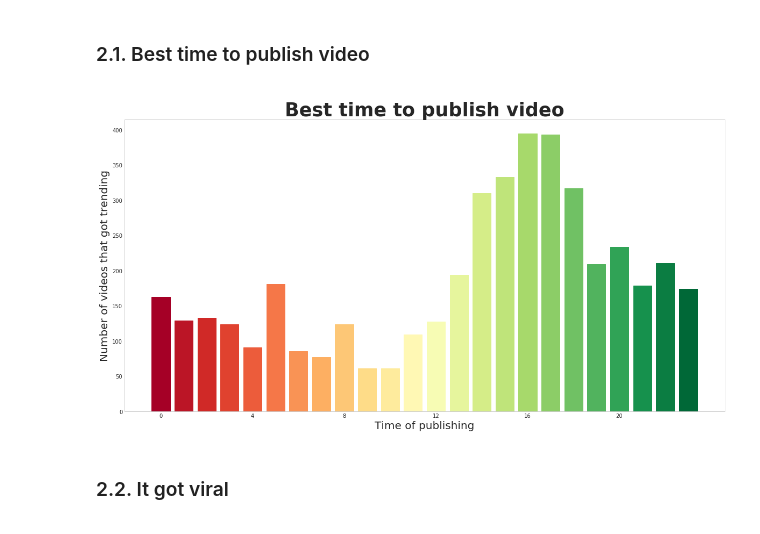
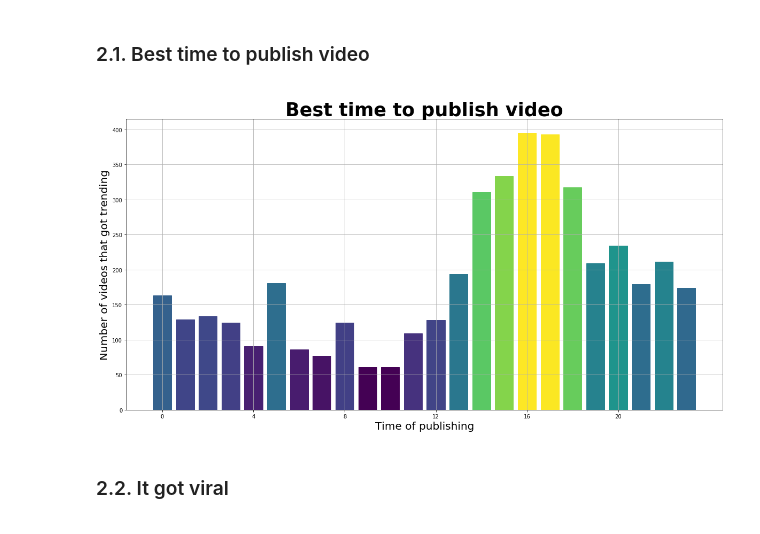
Before and after one commit to SkalskiP/ILearnMachineLearning.py, a Jupyter notebook: 0_Kaggle_projects/Most_Trending_on_YouTube.ipynb, the cells around one changed output. Drawn from its saved outputs; the diff is of its cells as text; code cells hidden in the pictures.

```diff
--- a/0_Kaggle_projects/Most_Trending_on_YouTube.ipynb
+++ b/0_Kaggle_projects/Most_Trending_on_YouTube.ipynb
@@ -121,0 +128,10 @@ us_videos['dislike_percentage'] = us_videos['dislikes'] / (us_videos['dislikes']
+# %%
+# Helper function
+def numberOfUpper(string):
+    i = 0
+    for word in string.split():
+        if word.isupper():
+            i += 1
+    return(i)
+
+us_videos["all_upper_in_title"] = us_videos["title"].apply(numberOfUpper)
@@ -122 +141,6 @@ us_videos['dislike_percentage'] = us_videos['dislikes'] / (us_videos['dislikes']
+# %%
+us_videos['likes_log'] = np.log(us_videos['likes'] + 1)
+us_videos['views_log'] = np.log(us_videos['views'] + 1)
+us_videos['dislikes_log'] = np.log(us_videos['dislikes'] + 1)
+us_videos['comment_log'] = np.log(us_videos['comment_count'] + 1)
 # %% [markdown]
@@ -156,33 +175,33 @@ See the caveats in the documentation: http://pandas.pydata.org/pandas-docs/stabl
 # %%
 # Initialization of the list storing counters for subsequent publication hours
 publish_h = [0] * 24
 
 for index, row in us_videos_first.iterrows():
     publish_h[row["publish_hour"]] += 1
 
 values = publish_h
 ind = np.arange(len(values))
 
 
 # Creating new plot
 fig = plt.figure(figsize=(20,10))
 ax = fig.add_subplot(111)
 ax.yaxis.grid()
 ax.xaxis.grid()
 bars = ax.bar(ind, values)
 
 # Sampling of Colormap
 for i, b in enumerate(bars):
-    b.set_color(plt.cm.RdYlGn(i / (len(values) - 1)))
+    b.set_color(plt.cm.viridis((values[i] - min(values))/(max(values)- min(values))))
 
 plt.ylabel('Number of videos that got trending', fontsize=20)
 plt.xlabel('Time of publishing', fontsize=20)
 plt.title('Best time to publish video', fontsize=35, fontweight='bold')
 plt.xticks(np.arange(0, len(ind), len(ind)/6), [0, 4, 8, 12, 16, 20])
 
 plt.show()
 # %% [output]
-[figure, old version]
+[figure, new version]
 # %% [markdown]
 ### 2.2. It got viral
 <a id="it_got_viral"></a>
```
Also changed, not shown: parts of 9 cells of this notebook.
